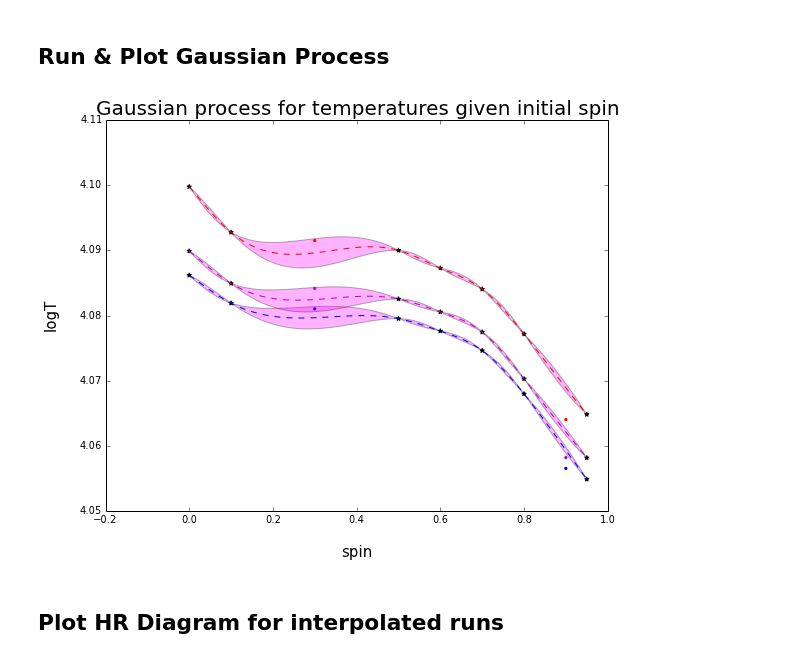
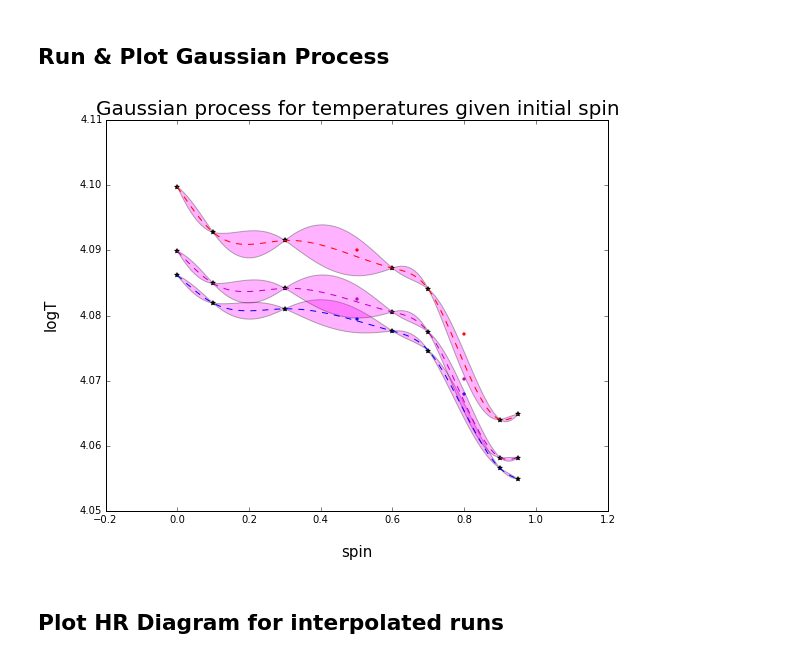
Before and after one commit to lmaesampson/StellarTrackInterpolation, a Jupyter notebook: Python/StarTrack_Interp_ND.ipynb, the cells around one changed output. Drawn from its saved outputs; the diff is of its cells as text; code cells hidden in the pictures.

```diff
--- a/Python/StarTrack_Interp_ND.ipynb
+++ b/Python/StarTrack_Interp_ND.ipynb
@@ -20,7 +20,7 @@ from sklearn import gaussian_process
 
 ### Read in data ###
 
-def_path = '/Users/michaelzevin/Documents/Stellar Evolution/model_test.dat'
+def_path = '../Data/models.dat'
 data = matrix(genfromtxt(def_path))
 data = asarray(data)
 
@@ -139,8 +139,8 @@ def GP(x, y):
 
 
 ### Pick out training and testing points for the spin ICs ###
-trainpts=[0,1,3,4,5,6,8]
-testpts=[2,7]
+trainpts=[0,1,2,4,5,7,8]
+testpts=[3,6]
 
 training=[]
 for i in trainpts:
@@ -174,34 +174,34 @@ for i in xrange(0,400):
 def plot(x_obs, y_obs, x_pred, y_pred, x_act, y_act, sigma):
     # Error
     plt.fill_between(np.ravel(x_pred), (np.ravel(y_pred)-sigma),
                      (np.ravel(y_pred)+sigma), facecolor='magenta', alpha=.3)
     # Observations
     plt.scatter(x_obs, y_obs, color = 'k', marker='*')
     # Predictions
     plt.plot(x_pred, y_pred, color=colors[i], linestyle='--')
     # Actual
     plt.scatter(x_act, y_act, color=colors[i], marker='.')
 
 
 fig=plt.figure(figsize = (9,7), facecolor = 'white')
 plt.xlabel('spin', rotation=0, labelpad=20, size=15)
 plt.ylabel('logT', rotation=90, labelpad=20, size=15)
 plt.title('Gaussian process for temperatures given initial spin', size=20)
 
 colors=['r','g','b','y','m','g','k']*100
 times=[100,102,105]   ### Adjust this to plot different timesteps
 
 for i in times:
     x_obs = array(training)[:,parameters[0],i]
     y_obs = array(training)[:,parameters[1],i]
     x_act = array(testing)[:,parameters[0],i]
     y_act = array(testing)[:,parameters[1],i]
     x_pred_step = x_pred[i]
     y_pred_step = y_pred[i]
     sigma_step = sigma[i]
     plot(x_obs, y_obs, x_pred_step, y_pred_step, x_act, y_act, sigma_step)
 # %% [output]
-[figure, old version]
+[figure, new version]
 # %% [markdown]
 ## Plot HR Diagram for interpolated runs
 # %%
```
Also changed, not shown: parts of 4 cells of this notebook.
